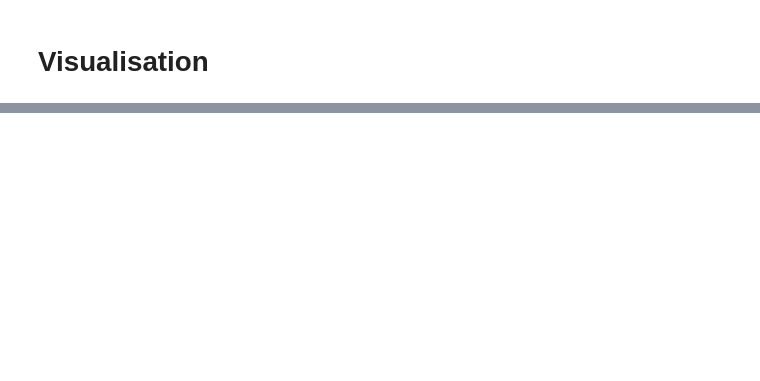
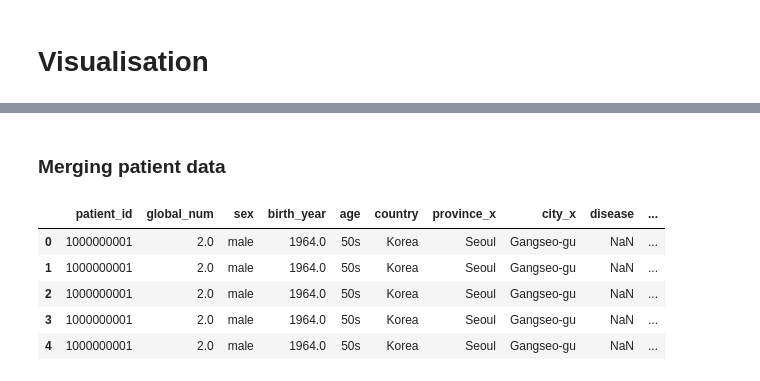
Before and after one commit to chitinglow/Covid19, a Jupyter notebook: COVID19_Exploratory_Analysis.ipynb, the cells around one changed output, grey strips where cells are left out. Cells and saved outputs as stored; diff of their text form; code cells hidden in the pictures; blank space fills up the shorter version.

```diff
--- a/COVID19_Exploratory_Analysis.ipynb
+++ b/COVID19_Exploratory_Analysis.ipynb
@@ -722,0 +762,12 @@ sns.barplot(y = "infection_case",
+# %% [markdown]
+### Merging patient data
+# %%
+merge_data = pd.merge(left = patientinfo, right = case, how = 'left', left_on='infection_case', right_on='infection_case')
+merge_data.head()
+# %% [output]
+|  | patient_id | global_num | sex | birth_year | age | country | province_x | city_x | disease | ... |
+| 0 | 1000000001 | 2.0 | male | 1964.0 | 50s | Korea | Seoul | Gangseo-gu | NaN | ... |
+| 1 | 1000000001 | 2.0 | male | 1964.0 | 50s | Korea | Seoul | Gangseo-gu | NaN | ... |
+| 2 | 1000000001 | 2.0 | male | 1964.0 | 50s | Korea | Seoul | Gangseo-gu | NaN | ... |
+| 3 | 1000000001 | 2.0 | male | 1964.0 | 50s | Korea | Seoul | Gangseo-gu | NaN | ... |
+| 4 | 1000000001 | 2.0 | male | 1964.0 | 50s | Korea | Seoul | Gangseo-gu | NaN | ... |
```
Also changed, not shown: parts of 12 cells of this notebook.
